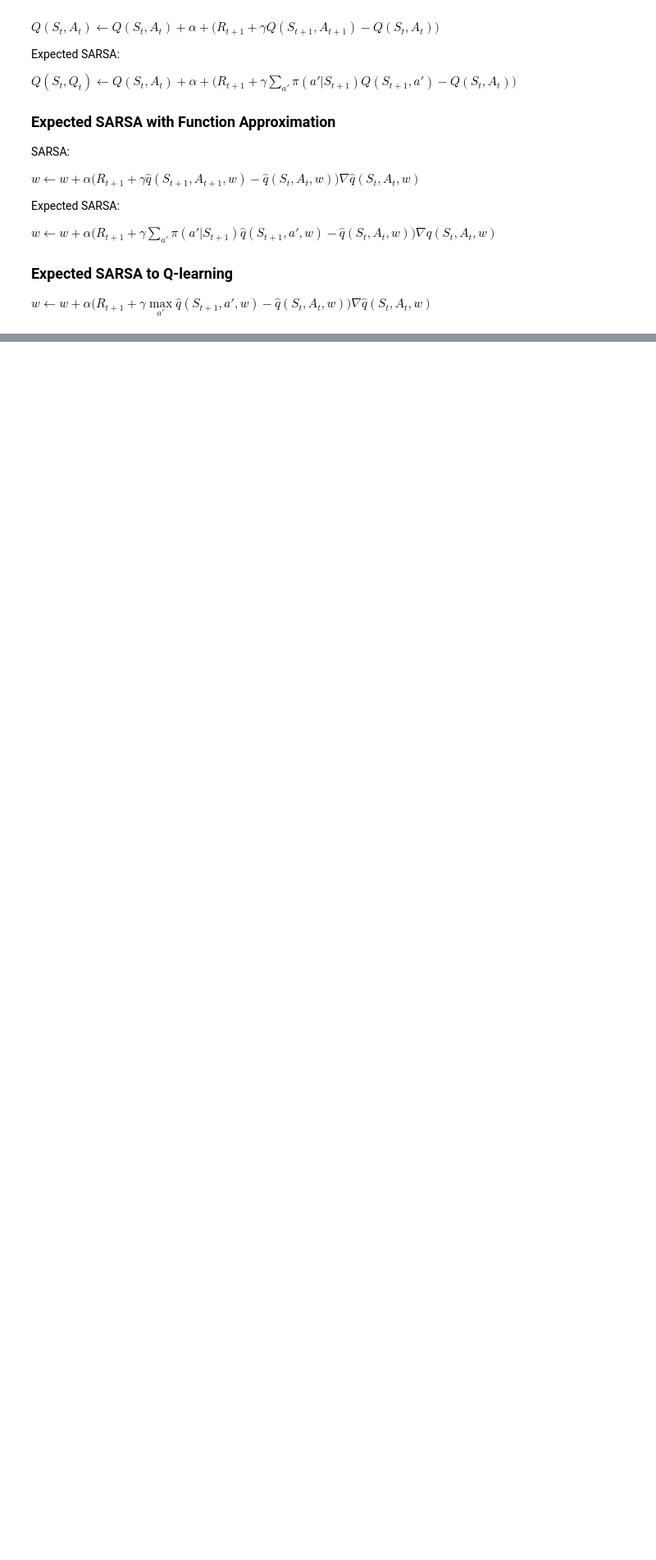
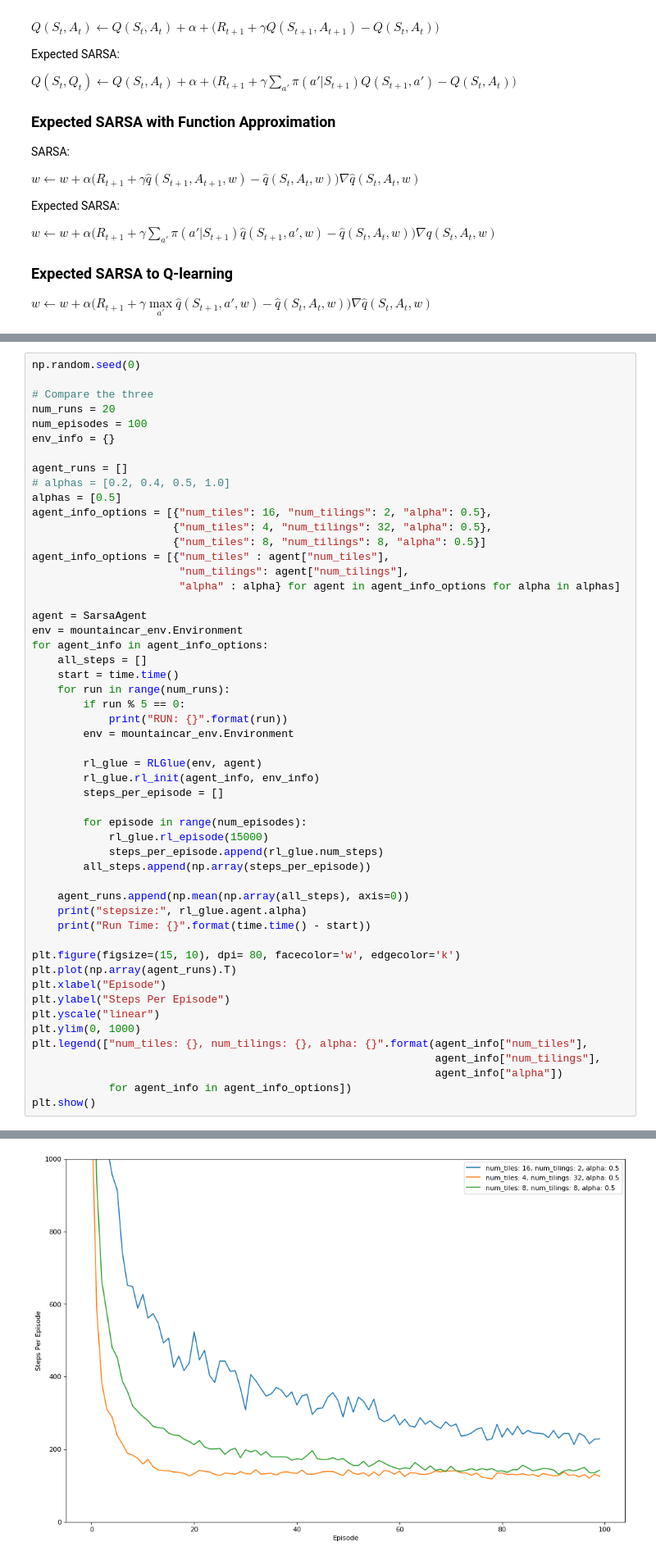
Before and after one commit to anilkunwar/coursera, a Jupyter notebook: UoA_Prediction_and_Control_with_function_approximation/control-with-approximation.ipynb, the cells around one changed output, grey strips where cells are left out. Shown: that part at 82% size. Drawn from its saved outputs; the diff is of its cells as text; blank space fills up the shorter version.

```diff
--- a/UoA_Prediction_and_Control_with_function_approximation/control-with-approximation.ipynb
+++ b/UoA_Prediction_and_Control_with_function_approximation/control-with-approximation.ipynb
@@ -220,0 +613,53 @@ $\nabla_{\theta} Q^D (s, a) = \nabla_{\theta} R(s, a; \theta) + \sum\limits_{s',
+# %%
+np.random.seed(0)
+
+# Compare the three
+num_runs = 20
+num_episodes = 100
+env_info = {}
+
+agent_runs = []
+# alphas = [0.2, 0.4, 0.5, 1.0]
+alphas = [0.5]
+agent_info_options = [{"num_tiles": 16, "num_tilings": 2, "alpha": 0.5},
+                      {"num_tiles": 4, "num_tilings": 32, "alpha": 0.5},
+                      {"num_tiles": 8, "num_tilings": 8, "alpha": 0.5}]
+agent_info_options = [{"num_tiles" : agent["num_tiles"],
+                       "num_tilings": agent["num_tilings"],
+                       "alpha" : alpha} for agent in agent_info_options for alpha in alphas]
+
+agent = SarsaAgent
+env = mountaincar_env.Environment
+for agent_info in agent_info_options:
+    all_steps = []
+    start = time.time()
+    for run in range(num_runs):
+        if run % 5 == 0:
+            print("RUN: {}".format(run))
+        env = mountaincar_env.Environment
+
+        rl_glue = RLGlue(env, agent)
+        rl_glue.rl_init(agent_info, env_info)
+        steps_per_episode = []
+
+        for episode in range(num_episodes):
+            rl_glue.rl_episode(15000)
+            steps_per_episode.append(rl_glue.num_steps)
+        all_steps.append(np.array(steps_per_episode))
+
+    agent_runs.append(np.mean(np.array(all_steps), axis=0))
+    print("stepsize:", rl_glue.agent.alpha)
+    print("Run Time: {}".format(time.time() - start))
+
+plt.figure(figsize=(15, 10), dpi= 80, facecolor='w', edgecolor='k')
+plt.plot(np.array(agent_runs).T)
+plt.xlabel("Episode")
+plt.ylabel("Steps Per Episode")
+plt.yscale("linear")
+plt.ylim(0, 1000)
+plt.legend(["num_tiles: {}, num_tilings: {}, alpha: {}".format(agent_info["num_tiles"],
+                                                               agent_info["num_tilings"],
+                                                               agent_info["alpha"])
+            for agent_info in agent_info_options])
+plt.show()
+# %% [output]
@@ -220,0 +684 @@ $\nabla_{\theta} Q^D (s, a) = \nabla_{\theta} R(s, a; \theta) + \sum\limits_{s',
+[figure, added]
```
Also changed, not shown: parts of 14 cells of this notebook, 12 other files.
